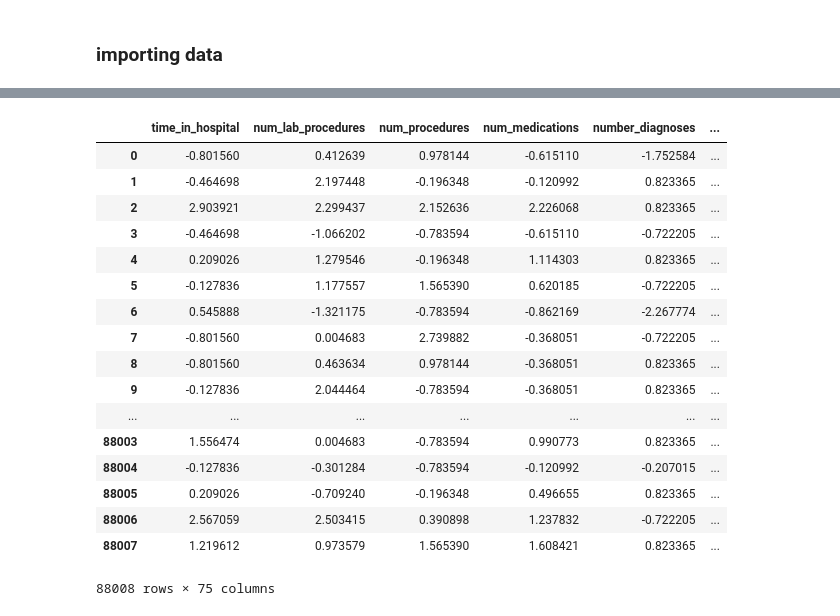
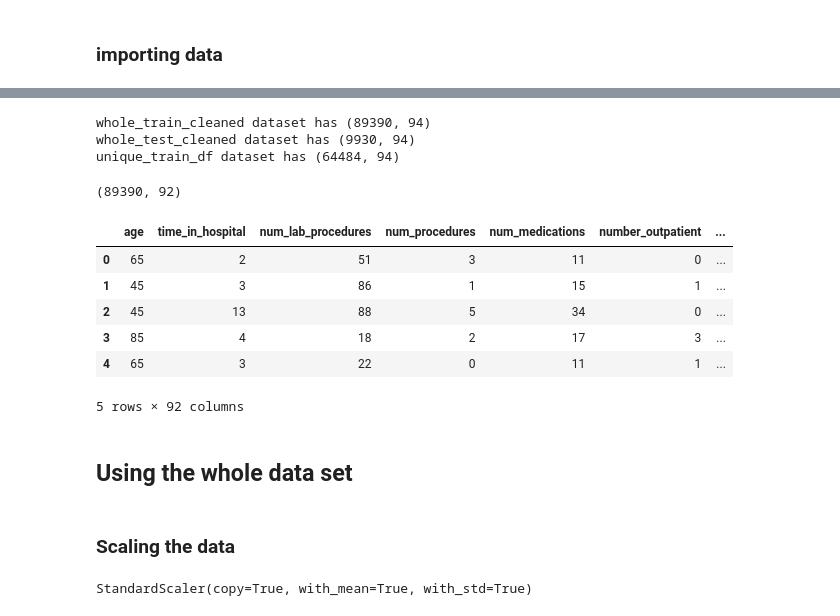
Before and after one commit to csongdechakraiwut/Capstone_Diabetes, a Jupyter notebook: Xing/modeling_xgb.ipynb, the cells around one changed output, grey strips where cells are left out. Saved outputs shown, nothing was run; the diff lists cells and outputs as text; code cells hidden in the pictures.

```diff
--- a/Xing/modeling_xgb.ipynb
+++ b/Xing/modeling_xgb.ipynb
@@ -721,21 +34,30 @@ X.select_dtypes(include=['float64'])
-# %%
-X.fillna(X.mean())
-# %% [output]
-|  | time_in_hospital | num_lab_procedures | num_procedures | num_medications | number_diagnoses | ... |
-| 0 | -0.801560 | 0.412639 | 0.978144 | -0.615110 | -1.752584 | ... |
-| 1 | -0.464698 | 2.197448 | -0.196348 | -0.120992 | 0.823365 | ... |
-| 2 | 2.903921 | 2.299437 | 2.152636 | 2.226068 | 0.823365 | ... |
-| 3 | -0.464698 | -1.066202 | -0.783594 | -0.615110 | -0.722205 | ... |
-| 4 | 0.209026 | 1.279546 | -0.196348 | 1.114303 | 0.823365 | ... |
-| 5 | -0.127836 | 1.177557 | 1.565390 | 0.620185 | -0.722205 | ... |
-| 6 | 0.545888 | -1.321175 | -0.783594 | -0.862169 | -2.267774 | ... |
-| 7 | -0.801560 | 0.004683 | 2.739882 | -0.368051 | -0.722205 | ... |
-| 8 | -0.801560 | 0.463634 | 0.978144 | -0.368051 | 0.823365 | ... |
-| 9 | -0.127836 | 2.044464 | -0.783594 | -0.368051 | 0.823365 | ... |
-| ... | ... | ... | ... | ... | ... | ... |
-| 88003 | 1.556474 | 0.004683 | -0.783594 | 0.990773 | 0.823365 | ... |
-| 88004 | -0.127836 | -0.301284 | -0.783594 | -0.120992 | -0.207015 | ... |
-| 88005 | 0.209026 | -0.709240 | -0.196348 | 0.496655 | 0.823365 | ... |
-| 88006 | 2.567059 | 2.503415 | 0.390898 | 1.237832 | -0.722205 | ... |
-| 88007 | 1.219612 | 0.973579 | 1.565390 | 1.608421 | 0.823365 | ... |
-88008 rows × 75 columns
+# %%
+training_df = pd.read_csv('./whole_train_cleaned.csv')
+test_df = pd.read_csv('./whole_test_cleaned.csv')
+unique_train_df = pd.read_csv('./unique_train_cleaned.csv')
+print(f'whole_train_cleaned dataset has {training_df.shape}')
+print(f'whole_test_cleaned dataset has {test_df.shape}')
+print(f'unique_train_df dataset has {unique_train_df.shape}')
+# %% [output]
+whole_train_cleaned dataset has (89390, 94)
+whole_test_cleaned dataset has (9930, 94)
+unique_train_df dataset has (64484, 94)
+# %%
+#dropping the columns encounter_id and patient_nbr
+training_df = training_df.drop(['encounter_id','patient_nbr'], axis = 1)
+test_df = test_df.drop(['encounter_id','patient_nbr'], axis = 1)
+unique_train_df = unique_train_df.drop(['encounter_id','patient_nbr'], axis = 1)
+# %%
+print(training_df.shape)
+training_df.head(5)
+# %% [output]
+(89390, 92)
+|  | age | time_in_hospital | num_lab_procedures | num_procedures | num_medications | number_outpatient | ... |
+| 0 | 65 | 2 | 51 | 3 | 11 | 0 | ... |
+| 1 | 45 | 3 | 86 | 1 | 15 | 1 | ... |
+| 2 | 45 | 13 | 88 | 5 | 34 | 0 | ... |
+| 3 | 85 | 4 | 18 | 2 | 17 | 3 | ... |
+| 4 | 65 | 3 | 22 | 0 | 11 | 1 | ... |
+5 rows × 92 columns
+# %% [markdown]
+## Using the whole data set
@@ -741,0 +68,8 @@ X.fillna(X.mean())
+# %% [markdown]
+### Scaling the data
+# %%
+#scalar fit the data to training inputs (X)
+scaler  = StandardScaler()
+scaler.fit(X)
+# %% [output]
+StandardScaler(copy=True, with_mean=True, with_std=True)
```
Also changed, not shown: parts of 100 cells of this notebook, 2 other files.
